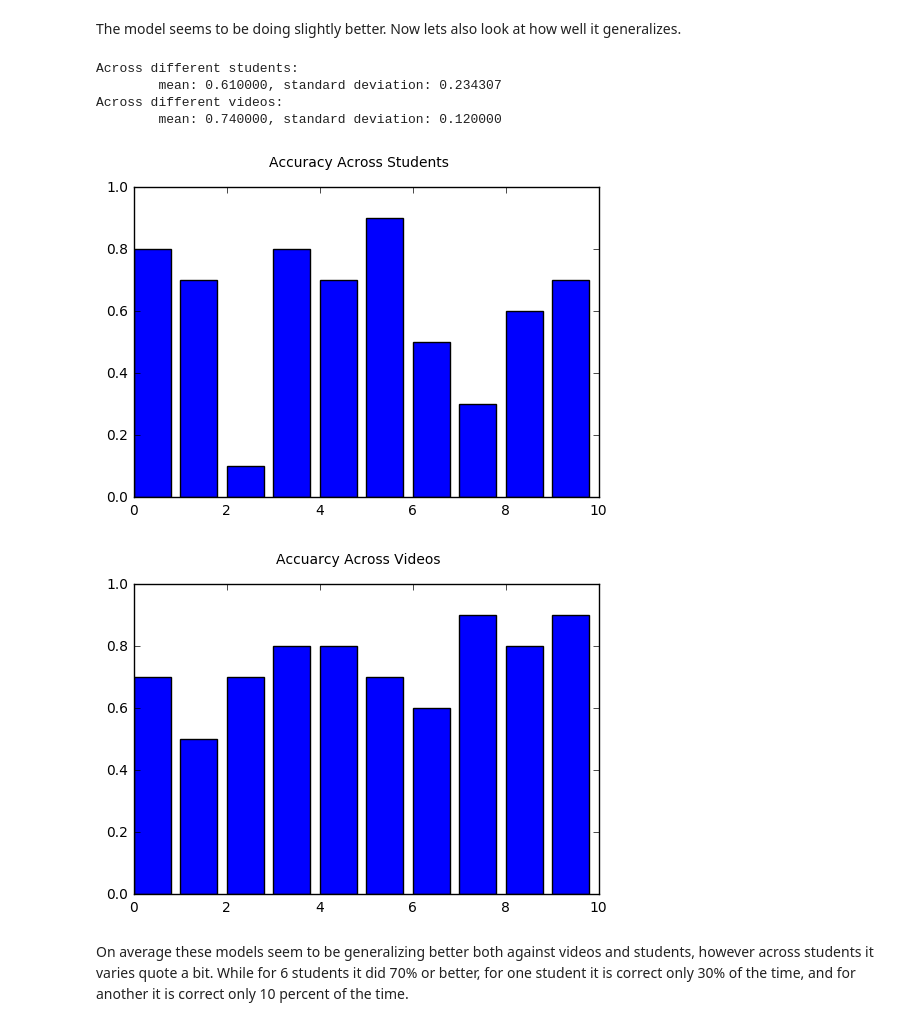
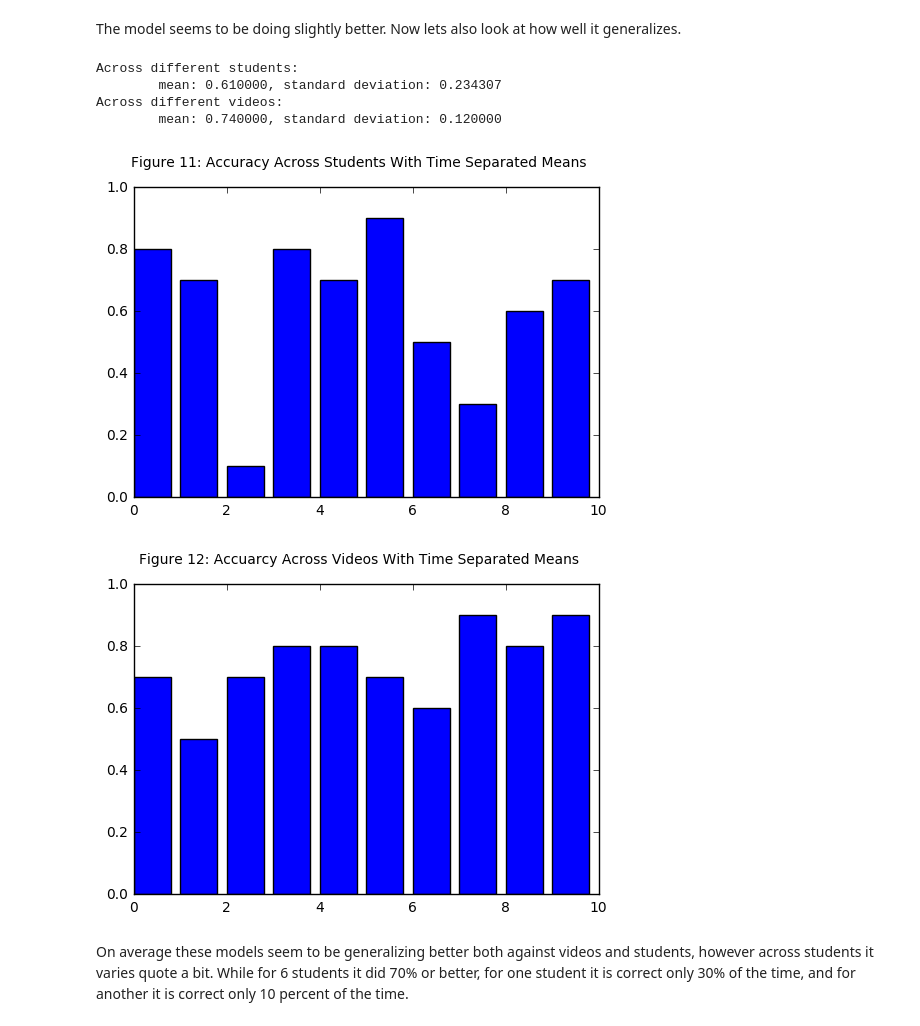
Before and after one commit to nwbvt/udacity-confusion, a Jupyter notebook: Confusion.ipynb, the cells around one changed output. Drawn from its saved outputs; the diff is of its cells as text; code cells hidden in the pictures.

```diff
--- a/Confusion.ipynb
+++ b/Confusion.ipynb
@@ -21,7 +21,31 @@ from sklearn.ensemble import GradientBoostingClassifier, AdaBoostClassifier
 from sklearn.neighbors import KNeighborsClassifier
 from sklearn.tree import DecisionTreeClassifier
 from sklearn.model_selection import GridSearchCV
-from IPython.display import display
+from IPython.display import display, Markdown
+
+class FigureNum(object):
+    """
+    Quick function for getting the next figure number
+    """
+    def __init__(self, label="Figure"):
+        self._i = 0
+        self.label = label
+
+    def next(self):
+        self._i+=1
+        return self._i
+
+    def __str__(self):
+        return "### " + self.label + " %i" %self.next()
+
+    def markdown(self):
+        return Markdown(str(self))
+
+    def __int__(self):
+        return self.next()
+
+figure_num = FigureNum()
+table_num = FigureNum(label="Table")
 # %%
 raw_data = read_csv("data/EEG data.csv")
 # %% [markdown]
@@ -176,7 +217,7 @@ def test_fold(fold, classifier, features, target):
     return accuracy_score(y_test, predicted)
 
 
-def test_across_students(classifier, features, target):
+def test_across_students(classifier, features, target, title_post=""):
     """Tests a classifier across different students"""
     student_labels = map(lambda x: x[0], features.index.tolist())
     student_k_fold = LabelKFold(student_labels, 10)
@@ -185,11 +226,11 @@ def test_across_students(classifier, features, target):
     print "Across different students:"
     print "\tmean: %f, standard deviation: %f" % (np.mean(student_results), np.std(student_results))
     student_plot = pyplot.figure()
-    student_plot.suptitle("Accuracy Across Students")
+    student_plot.suptitle("Figure %i: Accuracy Across Students %s" % (figure_num, title_post))
     pyplot.bar(range(10), student_results)
     pyplot.ylim((0,1.0))
 
-def test_across_videos(classifier, features, target):
+def test_across_videos(classifier, features, target, title_post=""):
     """Tests a classifier aginst different videos"""
     video_labels = map(lambda x: x[1], features.index.tolist())
     video_k_fold = LabelKFold(video_labels, 10)
@@ -198,7 +239,7 @@ def test_across_videos(classifier, features, target):
     print "Across different videos:"
     print "\tmean: %f, standard deviation: %f" % (np.mean(video_results), np.std(video_results))
     video_plot = pyplot.figure()
-    video_plot.suptitle("Accuarcy Across Videos")
+    video_plot.suptitle("Figure %i: Accuarcy Across Videos %s" % (figure_num, title_post))
     pyplot.bar(range(10), video_results)
     pyplot.ylim(0,1.0)
     pyplot.show()
@@ -269,15 +312,15 @@ Brier Score: 0.185906
 # %% [markdown]
 The model seems to be doing slightly better.  Now lets also look at how well it generalizes.
 # %%
-test_across_students(classifier, time_separated, target)
-test_across_videos(classifier, time_separated, target)
+test_across_students(classifier, time_separated, target, "With Time Separated Means")
+test_across_videos(classifier, time_separated, target, "With Time Separated Means")
 # %% [output]
 Across different students:
         mean: 0.610000, standard deviation: 0.234307
 Across different videos:
         mean: 0.740000, standard deviation: 0.120000
-[figure, old version]
+[figure, new version]
-[figure, old version]
+[figure, new version]
 # %% [markdown]
 On average these models seem to be generalizing better both against videos and students, however across students it varies quote a bit.  While for 6 students it did 70% or better, for one student it is correct only 30% of the time, and for another it is correct only 10 percent of the time.
 # %% [markdown]
```
Also changed, not shown: parts of 14 cells of this notebook, 2 other files.
